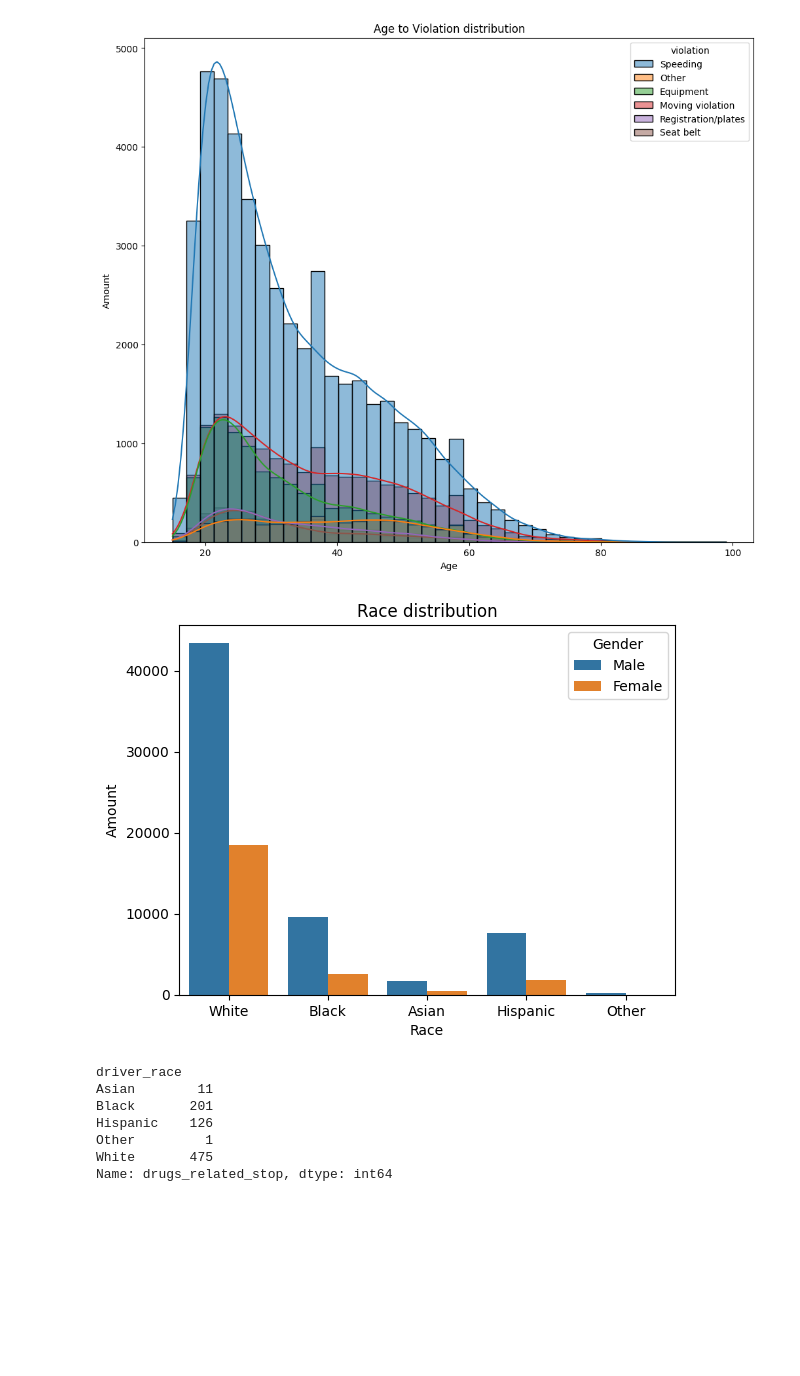
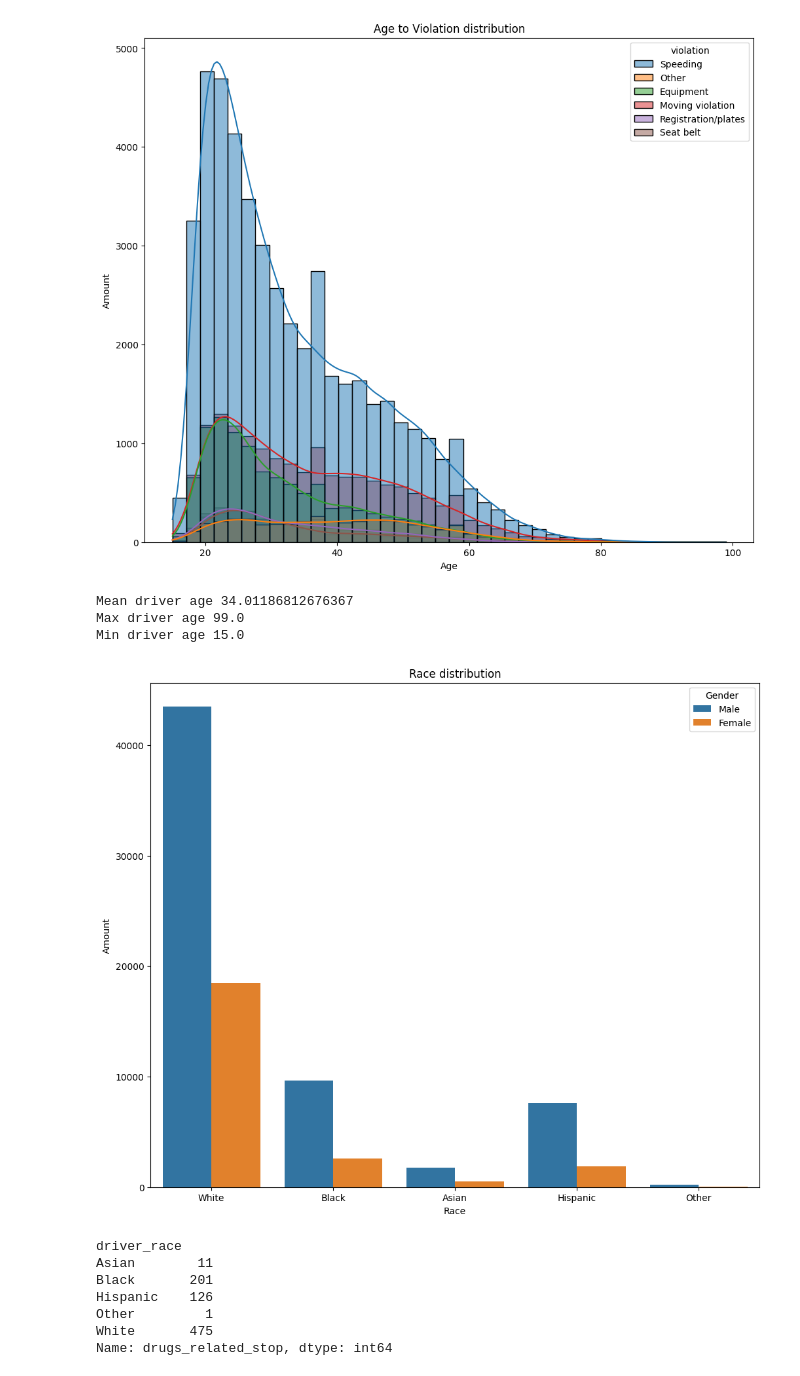
Before and after one commit to Szafranerio/Data_InDepth, a Jupyter notebook: Pandas/Practice/Police.ipynb, the cells around one changed output. Drawn from its saved outputs; the diff is of its cells as text; code cells hidden in the pictures; blank space fills up the shorter version.

```diff
--- a/Pandas/Practice/Police.ipynb
+++ b/Pandas/Practice/Police.ipynb
@@ -70,17 +70,28 @@ plt.title('Age to Violation distribution')
 plt.show()
 # %% [output]
 [figure]
+# %%
+#Age description
+
+print(f'Mean driver age {data.driver_age.mean()}')
+print(f'Max driver age {data.driver_age.max()}')
+print(f'Min driver age {data.driver_age.min()}')
+# %% [output]
+Mean driver age 34.01186812676367
+Max driver age 99.0
+Min driver age 15.0
 # %%
 #Driver race
+plt.figure(figsize=(12,10))
 ax = sns.countplot(data, x='driver_race', hue='driver_gender')
 sns.move_legend(ax, 'upper left', bbox_to_anchor = (1,1))
 plt.xlabel('Race')
 plt.ylabel('Amount')
 plt.legend(title='Gender', labels = ['Male', 'Female'])
 plt.title('Race distribution')
 plt.show()
 # %% [output]
-[figure, old version]
+[figure, new version]
 # %%
 drugs = data.groupby('driver_race')['drugs_related_stop'].sum()
 drugs
```
Also changed, not shown: parts of 4 cells of this notebook.
